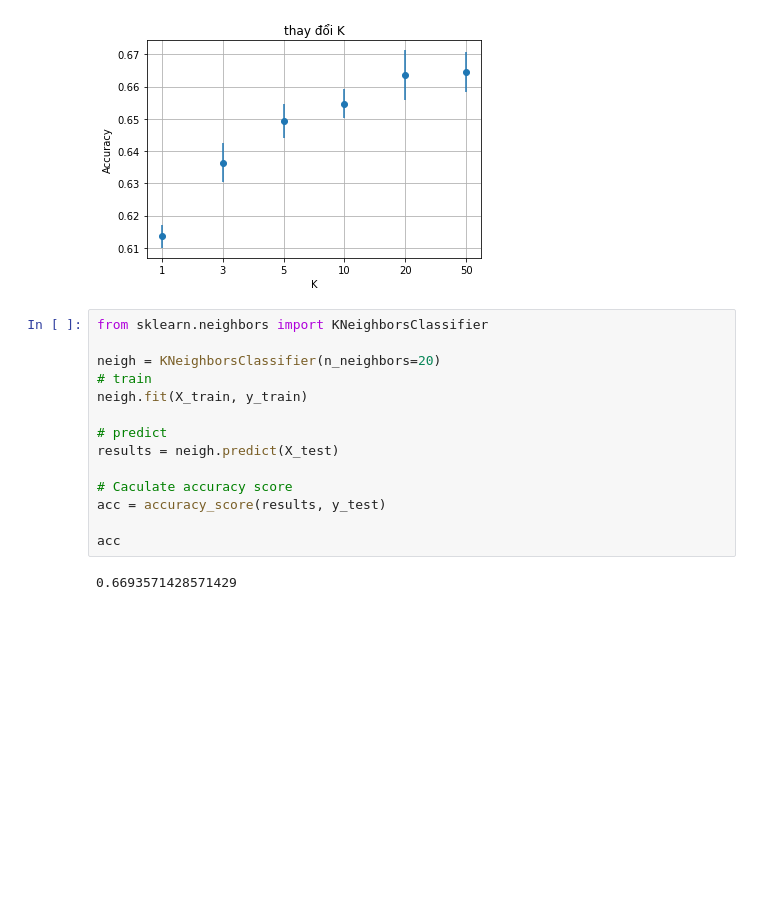
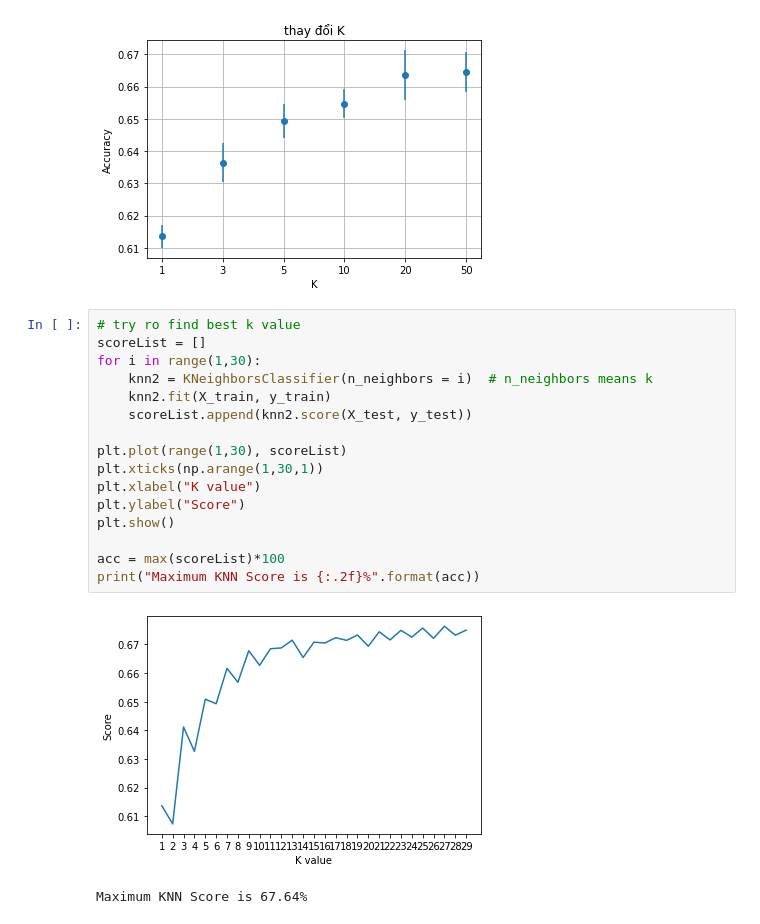
Before and after one commit to ddotu2612/BTL_MachineLearning, a Jupyter notebook: KNN_TuCode.ipynb, the cells around one changed output. Saved outputs shown, nothing was run; the diff lists cells and outputs as text; blank space fills up the shorter version.

```diff
--- a/KNN_TuCode.ipynb
+++ b/KNN_TuCode.ipynb
@@ -125,19 +127,22 @@ plot(title, xlabel, X, Y, error)
 plt.show()
 # %% [output]
 [figure]
-# %%
-from sklearn.neighbors import KNeighborsClassifier
-
-neigh = KNeighborsClassifier(n_neighbors=20)
-# train
-neigh.fit(X_train, y_train)
-
-# predict
-results = neigh.predict(X_test)
-
-# Caculate accuracy score
-acc = accuracy_score(results, y_test)
-
-acc
-# %% [output]
-0.6693571428571429
+# %%
+# try ro find best k value
+scoreList = []
+for i in range(1,30):
+    knn2 = KNeighborsClassifier(n_neighbors = i)  # n_neighbors means k
+    knn2.fit(X_train, y_train)
+    scoreList.append(knn2.score(X_test, y_test))
+
+plt.plot(range(1,30), scoreList)
+plt.xticks(np.arange(1,30,1))
+plt.xlabel("K value")
+plt.ylabel("Score")
+plt.show()
+
+acc = max(scoreList)*100
+print("Maximum KNN Score is {:.2f}%".format(acc))
+# %% [output]
+[figure, added]
+Maximum KNN Score is 67.64%
```
Also changed, not shown: parts of 3 cells of this notebook.
